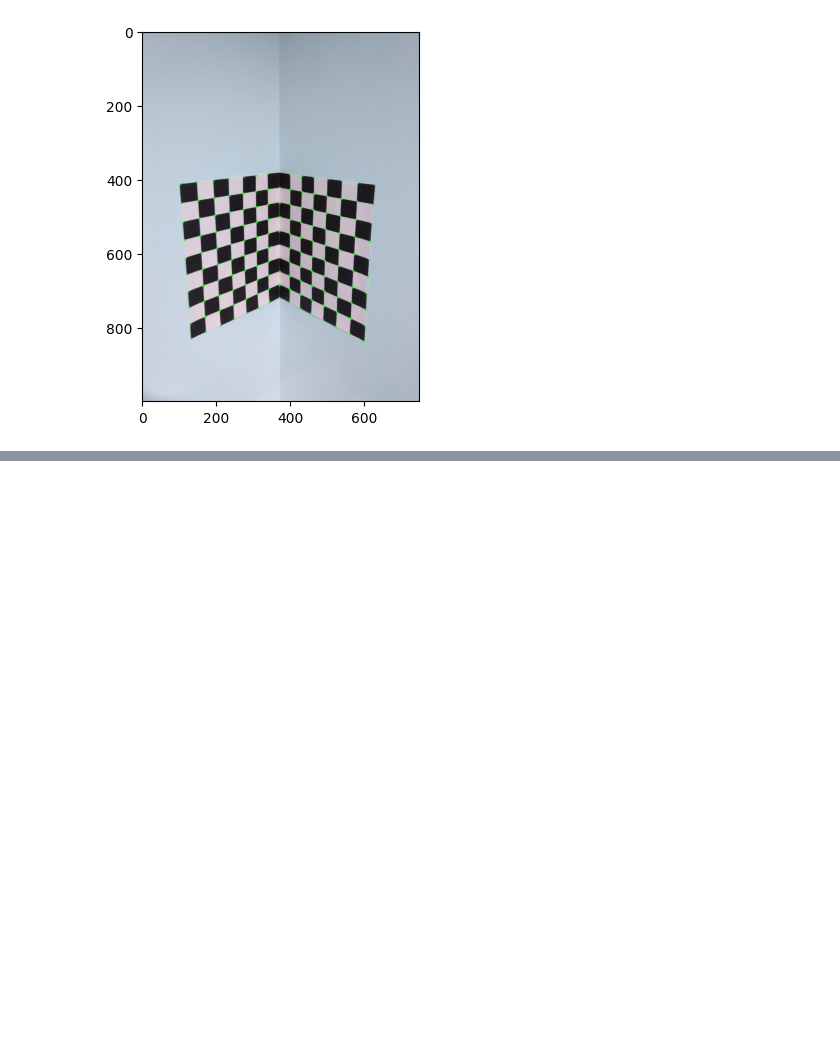
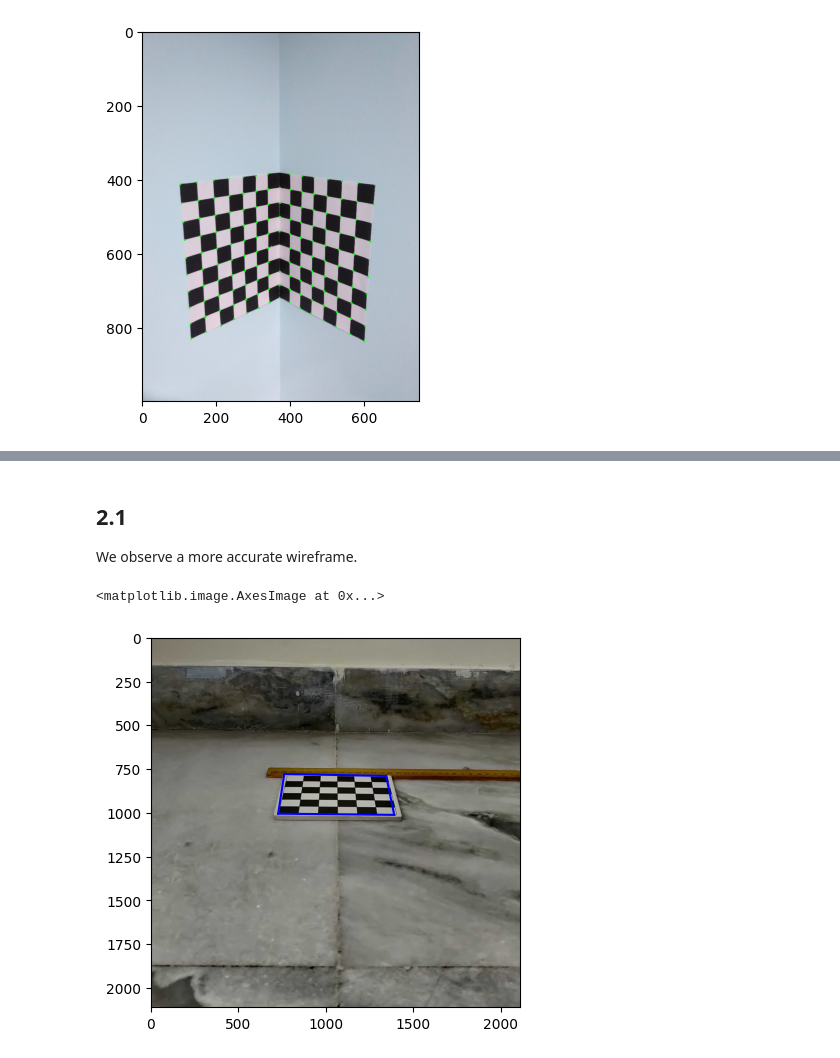
Before and after one commit to PsychE37/CV_Assignment-1, a Jupyter notebook: 2020101033.ipynb, the cells around one changed output, grey strips where cells are left out. Drawn from its saved outputs; the diff is of its cells as text; code cells hidden in the pictures; blank space fills up the shorter version.

```diff
--- a/2020101033.ipynb
+++ b/2020101033.ipynb
@@ -221,3 +193,47 @@ Distortion Coefficients:
+# %% [markdown]
+## 2.1
+
+We observe a more accurate wireframe.
+# %%
+# 2.2
+
+img = cv2.imread('assign1.jpg')
+img = cv2.cvtColor(img, cv2.COLOR_BGR2RGB)
+gray_img = cv2.cvtColor(img, cv2.COLOR_BGR2GRAY)
+
+P = [[ 2.20244443e+03,  4.46439330e+02, -8.04387868e+02,  2.75047592e+04],
+ [ 1.03713589e+02, -3.69404406e+02, -1.34822956e+03,  3.80159120e+04],
+ [ 8.12141431e-02,  4.42951810e-01, -8.92859427e-01,  3.78210097e+01]]
+
+outer_corners=[[0,0,0],[12,0,0],[12,12,0],[0,12,0]]
+
+def create_wireframe2(vertex_list, transformation_matrix):
+    transformed_vertices = []
+    vertex_count = len(vertex_list)
+
+    for idx in range(vertex_count):
+        current_vertex = vertex_list[idx] + [1]
+        current_vertex = np.array(current_vertex)
+        projected_vertex = np.dot(transformation_matrix, current_vertex)
+        projected_vertex /= projected_vertex[-1]
+        transformed_vertices.append(projected_vertex[:-1])
+
+    transformed_vertices = np.array(transformed_vertices)
+
+    for idx in range(vertex_count):
+        next_vertex_index = (idx +  1) % vertex_count
+        plt.plot([transformed_vertices[idx][0], transformed_vertices[next_vertex_index][0]],
+                 [transformed_vertices[idx][1], transformed_vertices[next_vertex_index][1]], 'b')
+
+    image = cv2.imread('assign1.jpg')
+    plt.imshow(image)
+
+create_wireframe2(outer_corners, P)
+
+plt.imshow(img)
+# %% [output]
+<matplotlib.image.AxesImage at 0x...>
+[figure, added]
 # %%
 ## Question - 3
 
```
Also changed, not shown: parts of 8 cells of this notebook.
